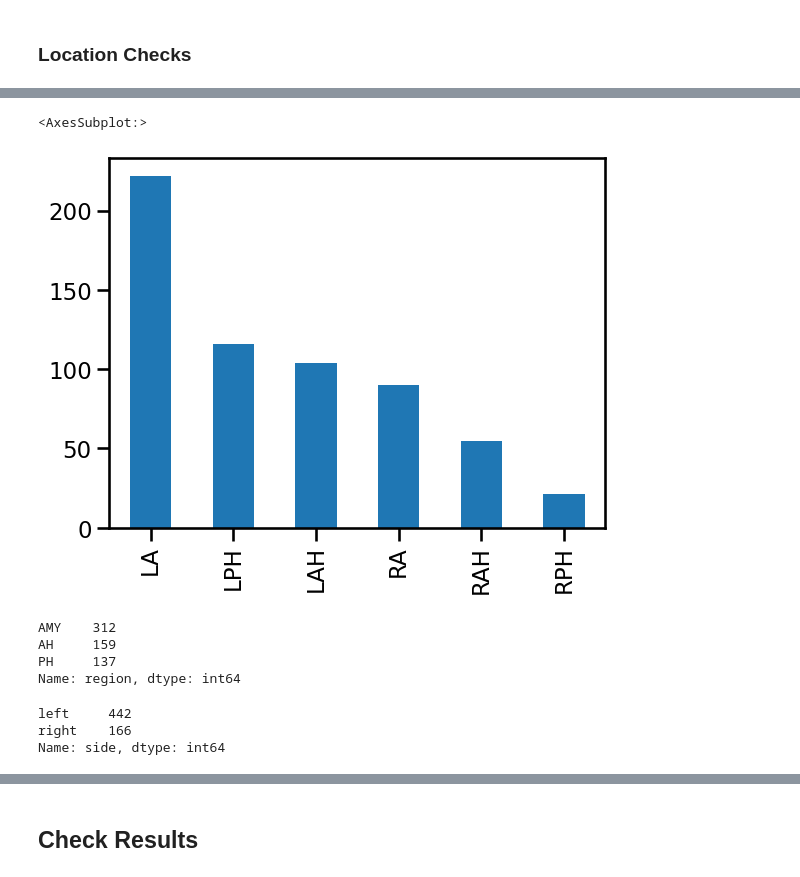
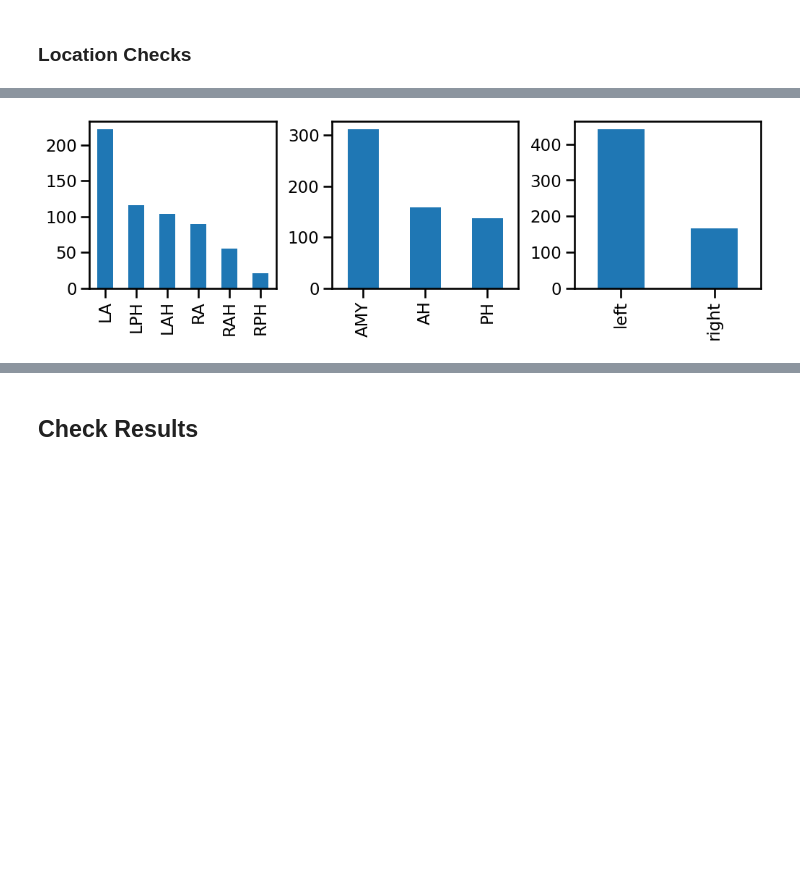
Before and after one commit to HSUPipeline/AnalyzeTH, a Jupyter notebook: notebooks/B2-OverlapAnalyses.ipynb, the cells around one changed output, grey strips where cells are left out. Saved outputs shown, nothing was run; the diff lists cells and outputs as text; code cells hidden in the pictures; blank space fills up the shorter version.

```diff
--- a/notebooks/B2-OverlapAnalyses.ipynb
+++ b/notebooks/B2-OverlapAnalyses.ipynb
@@ -206,6 +185,0 @@ Name: location, dtype: int64
-# %%
-# Plot the counts per location
-all_results['location'].value_counts().plot(kind='bar')
-# %% [output]
-<AxesSubplot:>
-[figure, removed]
@@ -212 +190,9 @@ all_results['location'].value_counts().plot(kind='bar')
+# %%
+# Plot the unit counts per location
+axes = make_axes(3, 3, figsize=(12, 3), wspace=0.3)
+all_results['location'].value_counts().plot(kind='bar', ax=axes[0]);
+all_results['region'].value_counts().plot(kind='bar', ax=axes[1]);
+all_results['side'].value_counts().plot(kind='bar', ax=axes[2]);
+# %% [output]
+[figure, added]
 # %%
@@ -216,15 +201,6 @@ all_results['side'] = all_results['location'].map(SIDE_MAP)
 # %%
-# Check area counts
-all_results['region'].value_counts()
+# # Check area counts
+# all_results['region'].value_counts()
-# %% [output]
-AMY    312
-AH     159
-PH     137
-Name: region, dtype: int64
 # %%
-# Check area counts
-all_results['side'].value_counts()
+# # Check area counts
+# all_results['side'].value_counts()
-# %% [output]
-left     442
-right    166
-Name: side, dtype: int64
```
Also changed, not shown: parts of 16 cells of this notebook.
